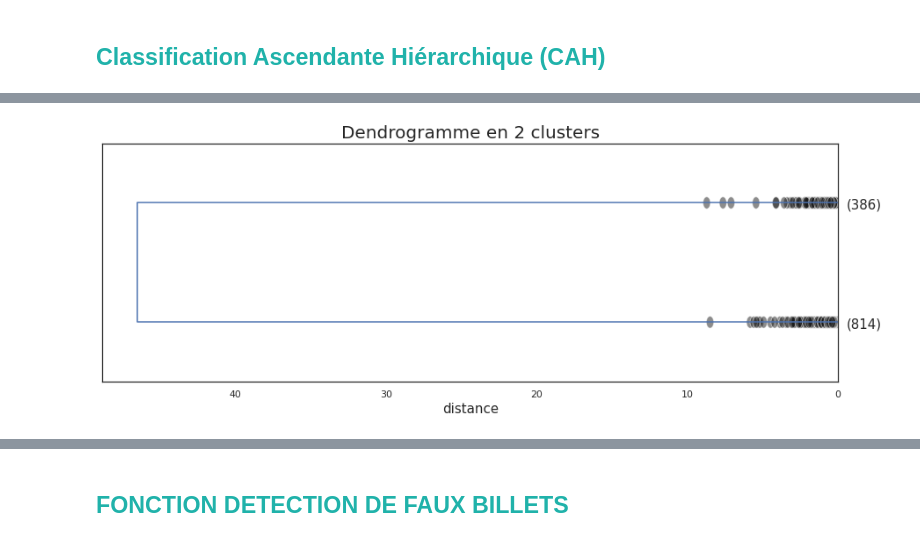
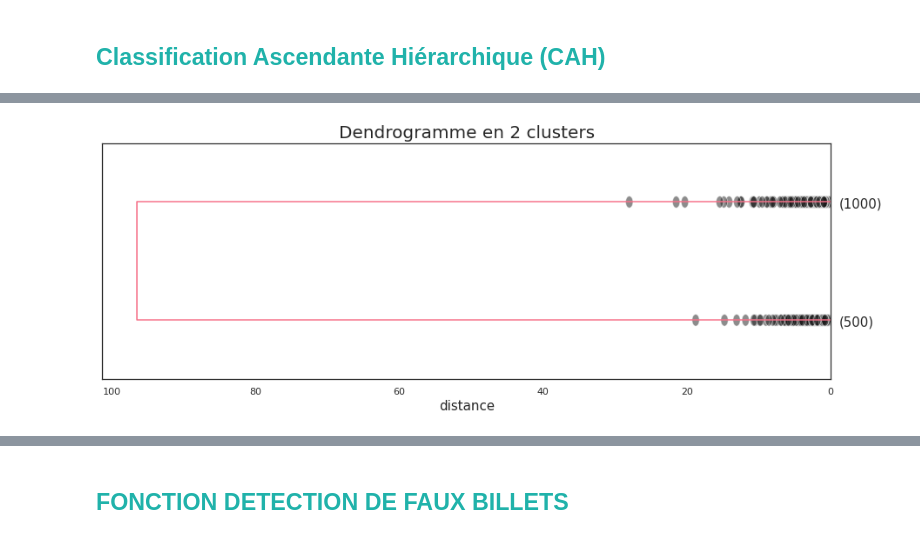
Before and after one commit to Randasabag/Detectez-des-faux-billets-avec-R-ou-Python, a Jupyter notebook: P10.ipynb, the cells around one changed output, grey strips where cells are left out. Saved outputs shown, nothing was run; the diff lists cells and outputs as text; code cells hidden in the pictures.

```diff
--- a/P10.ipynb
+++ b/P10.ipynb
@@ -1478,0 +1457,16 @@ Dendrogramme
+# %%
+# Clustering hiérarchique
+from scipy.cluster.hierarchy import linkage, fcluster
+
+Z = linkage(X_scaled, method = 'ward', metric='euclidean')
+
+# Clustering hiérarchique: Affichage du dendrogramme
+from scipy.cluster.hierarchy import dendrogram
+
+fig =plt.figure(figsize=(35,9))
+sns.set_style('white')
+plt.title('Dendrogramme', fontsize=20)
+plt.ylabel('Distance')
+dendrogram(Z, labels = df_billets_final.index, leaf_font_size=12, color_threshold=10, orientation='top')
+plt.savefig('dendrogram.png')
+plt.show()
@@ -1479,16 +1475,7 @@ Dendrogramme
 # %%
-# Segmentation à l'aide d'une CAH
 
-import scipy.cluster.hierarchy as shc
-from sklearn.cluster import AgglomerativeClustering
-plt.figure(figsize =(30, 8))
-sns.set_style('white')
-plt.title('Dendrogramme')
-Z = shc.linkage(X_train_cah, method ='ward')
-dendrogram = shc.dendrogram(Z)
-
-#y_pred_cah = AgglomerativeClustering(n_clusters = 3).fit_predict(X_test_cah)
-
-#Détermine à quel cluster appartient chaque point (kmeans.labels_)
-#y_pred_cah =  kmeans.predict(X_test_cah)
-#y_pred_cah
+#plt.figure(figsize =(30, 8))
+#sns.set_style('white')
+#plt.title('Dendrogramme')
+#Z = shc.linkage(X_scaled, method ='ward')
+#dendrogram = shc.dendrogram(Z)
@@ -1497,12 +1482,11 @@ dendrogram = shc.dendrogram(Z)
 # %%
 #2 clusters avec le nombre de billets pour chacun
 fig = plt.figure(figsize=(15,5))
 sns.set_style('white')
 plt.title('Dendrogramme en 2 clusters', fontsize=20)
 plt.xlabel('distance', fontsize=15)
-shc.dendrogram(Z, labels = X_train_cah.index, p=2, truncate_mode='lastp', leaf_font_size=15, orientation='left', show_contracted=True,
-)
+dendrogram(Z, labels = df_billets_final.index, p=2, truncate_mode='lastp', leaf_font_size=15, orientation='left', show_contracted=True)
 plt.savefig('dendrogram2.png')
 plt.show()
 # %% [output]
-[figure, old version]
+[figure, new version]
```
Also changed, not shown: parts of 56 cells of this notebook.
